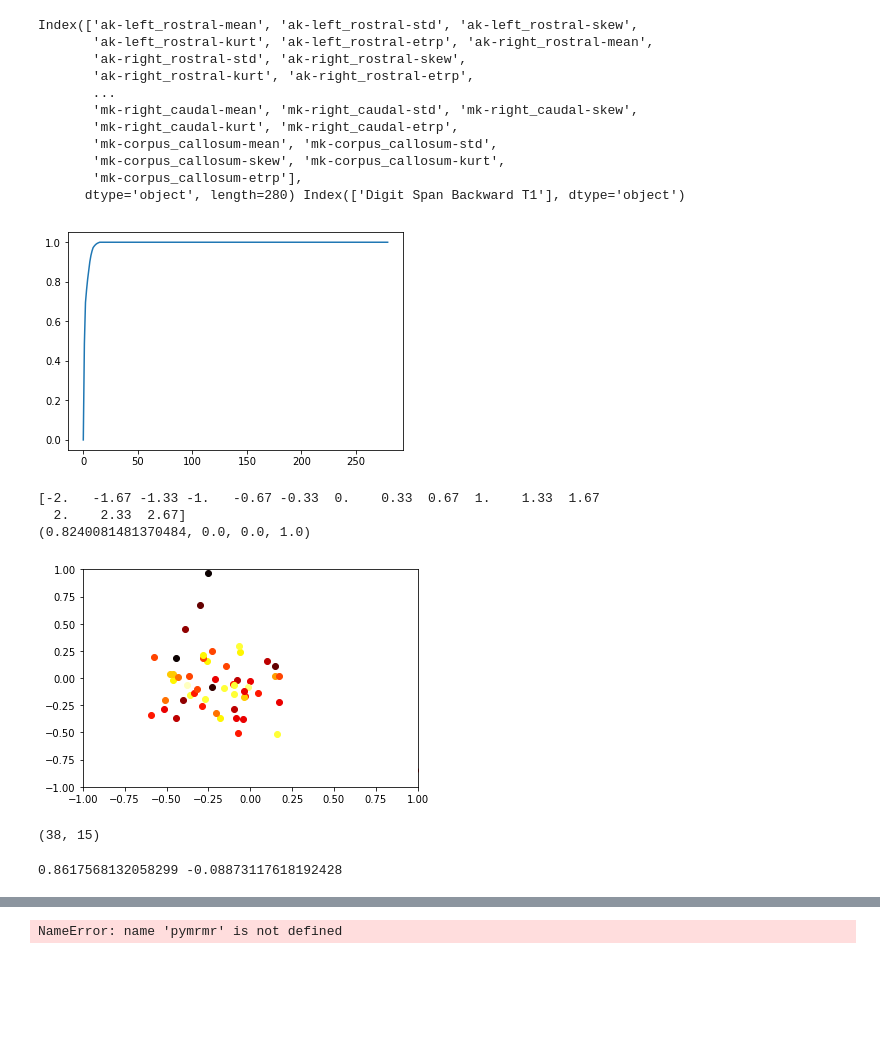
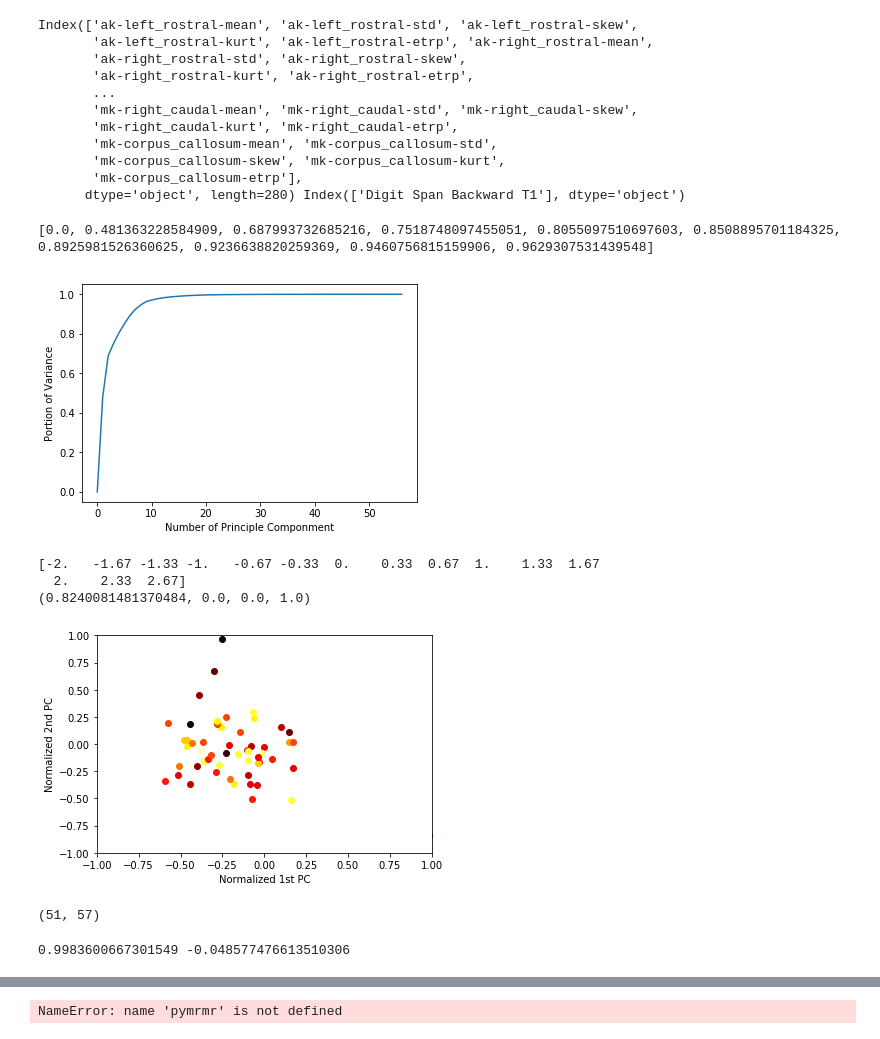
Before and after one commit to ThaoCh/MTBI, a Jupyter notebook: 04-MRMR and PCA.ipynb, the cells around one changed output, grey strips where cells are left out. Cells and saved outputs as stored; diff of their text form; code cells hidden in the pictures; blank space fills up the shorter version.

```diff
--- a/04-MRMR and PCA.ipynb
+++ b/04-MRMR and PCA.ipynb
@@ -180,38 +177,45 @@ Index(['ak-left_rostral-mean', 'ak-left_rostral-std', 'ak-left_rostral-skew',
 # %%
 # TODO
 Xs = X - np.mean(X, axis=0)[None, :]
-ncomp = 15
+ncomp = 57
 pca = PCA(n_components=ncomp, whiten=True, svd_solver='randomized')
 pca.fit(Xs)
 sigma = pca.singular_values_
-PoV = [np.sum(sigma[:i]**2)/np.sum(sigma**2) for i in range(X.shape[1])]
-plt.plot(np.arange(X.shape[1]), PoV)
+PoV = [np.sum(sigma[:i]**2)/np.sum(sigma**2) for i in range(X.shape[0])]
+plt.xlabel('Number of Principle Componment')
+plt.ylabel('Portion of Variance')
+plt.plot(np.arange(X.shape[0]), PoV)
 Z = pca.transform(Xs)
+
+print(PoV[:10])
 # %% [output]
+[0.0, 0.481363228584909, 0.687993732685216, 0.7518748097455051, 0.8055097510697603, 0.8508895701184325, 0.8925981526360625, 0.9236638820259369, 0.9460756815159906, 0.9629307531439548]
-[figure, old version]
+[figure, new version]
 # %%
 print(np.unique(y))
 import matplotlib.cm as cm
 print (cm.hot(0.3))
 plt.xlim(-1,1)
 plt.ylim(-1,1)
+plt.xlabel('Normalized 1st PC')
+plt.ylabel('Normalized 2nd PC')
 
 for i in range (Z.shape[0]):
 
     plt.scatter(Z[i,0], Z[i,1], color=cm.hot((y[i]+2)/5))
 plt.show()
 # %% [output]
 [-2.   -1.67 -1.33 -1.   -0.67 -0.33  0.    0.33  0.67  1.    1.33  1.67
   2.    2.33  2.67]
 (0.8240081481370484, 0.0, 0.0, 1.0)
-[figure, old version]
+[figure, new version]
 # %%
-Ztr, Zts, ytr, yts = train_test_split(Z, y, test_size=0.33)
+Ztr, Zts, ytr, yts = train_test_split(Z, y, test_size=0.1)
 print(Ztr.shape)
 # %% [output]
-(38, 15)
+(51, 57)
 # %%
-clf = svm.SVR(C=100, epsilon=0.5, kernel='rbf', degree=4, gamma=1, tol=0.001, cache_size=200, max_iter=-1)
+clf = svm.SVR(C=100, epsilon=0.05, kernel='rbf', degree=2, gamma=1, tol=0.001, cache_size=200, max_iter=-1)
 
 clf.fit(Ztr, ytr)
 
@@ -226,7 +230,7 @@ test_score = r2_score(yts, yts_hat)
 # test_score = clf.score(yts, yhat)
 print(train_score, test_score)
 # %% [output]
-0.8617568132058299 -0.08873117618192428
+0.9983600667301549 -0.048577476613510306
 # %%
 # Normalize the data
 Xs = (X - np.mean(X, axis=0)[None,:])/np.std(X, axis=0)[None,:]
```
Also changed, not shown: parts of 2 cells of this notebook, 11 other files.
